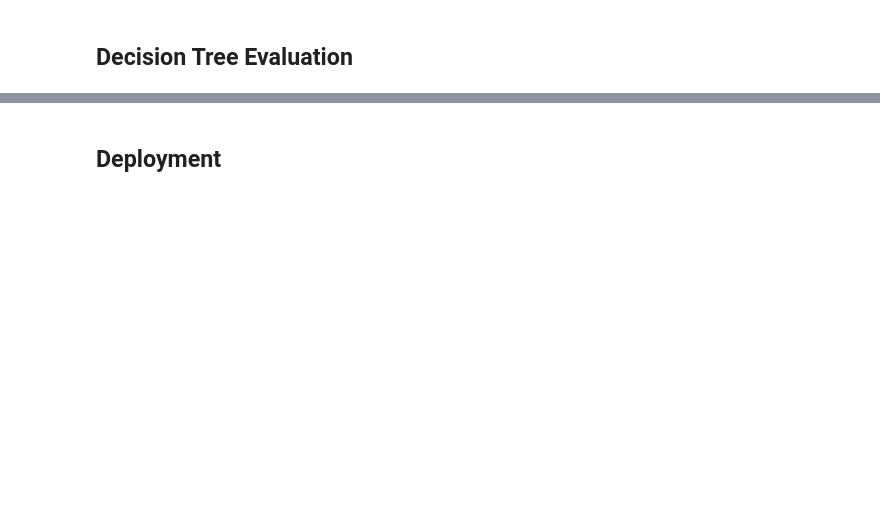
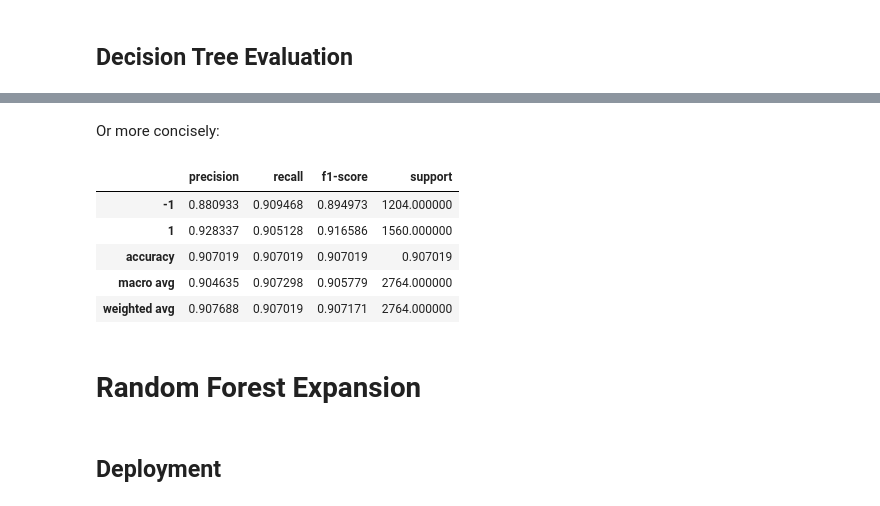
Before and after one commit to samuelms123/ML-tasks, a Jupyter notebook: task3/task3-pipeline.ipynb, the cells around one changed output, grey strips where cells are left out. Saved outputs shown, nothing was run; the diff lists cells and outputs as text; code cells hidden in the pictures; blank space fills up the shorter version.

```diff
--- a/task3/task3-pipeline.ipynb
+++ b/task3/task3-pipeline.ipynb
@@ -85,2 +88,19 @@ results_df
+# %% [markdown]
+Or more concisely:
+# %%
+from sklearn.metrics import classification_report
+
+# Convert classification report to DataFrame
+report = classification_report(y_test, y_pred, output_dict=True)
+pd.DataFrame(report).transpose()
+# %% [output]
+|  | precision | recall | f1-score | support |
+| -1 | 0.880933 | 0.909468 | 0.894973 | 1204.000000 |
+| 1 | 0.928337 | 0.905128 | 0.916586 | 1560.000000 |
+| accuracy | 0.907019 | 0.907019 | 0.907019 | 0.907019 |
+| macro avg | 0.904635 | 0.907298 | 0.905779 | 2764.000000 |
+| weighted avg | 0.907688 | 0.907019 | 0.907171 | 2764.000000 |
+# %% [markdown]
+# Random Forest Expansion
 # %% [markdown]
 ## Deployment
```
Also changed, not shown: parts of 5 cells of this notebook.
